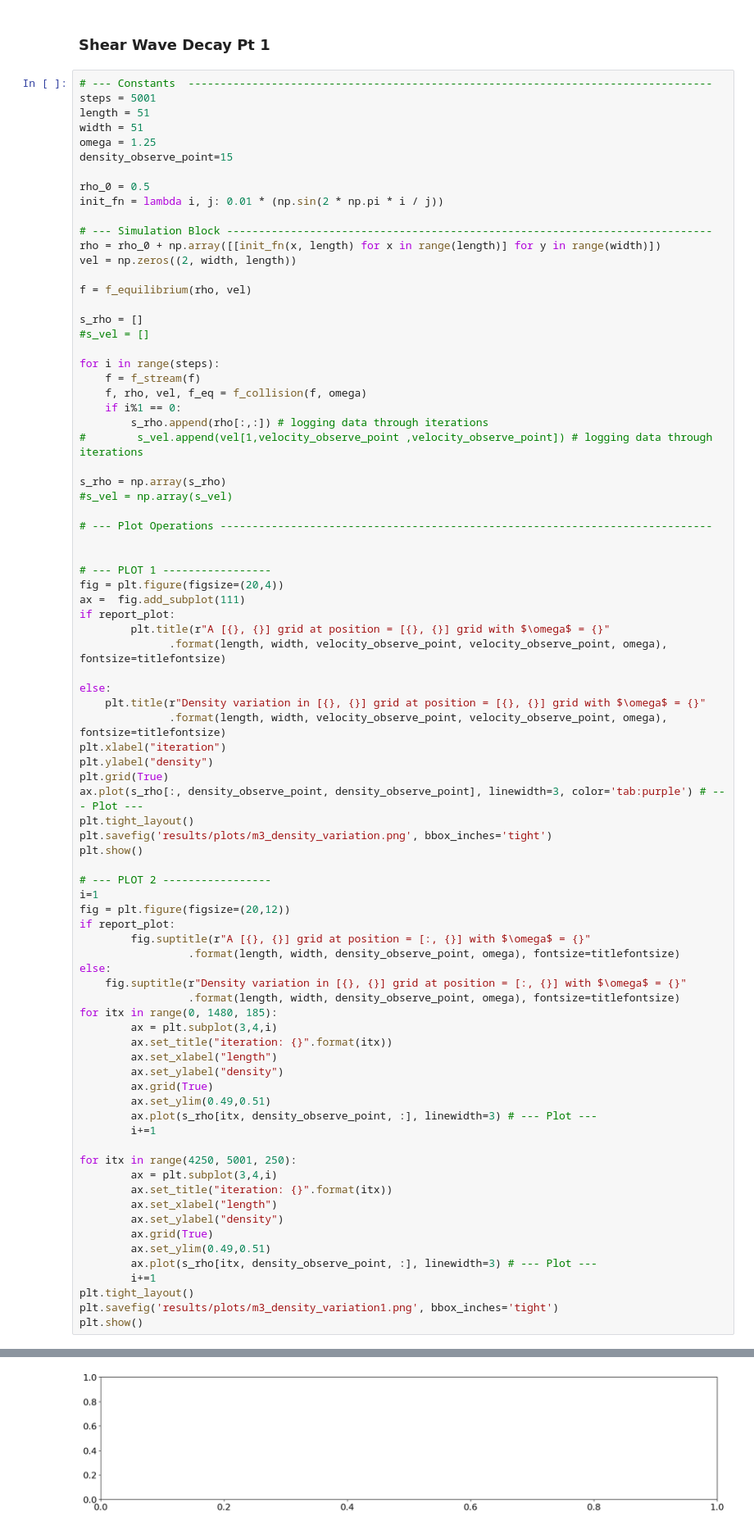
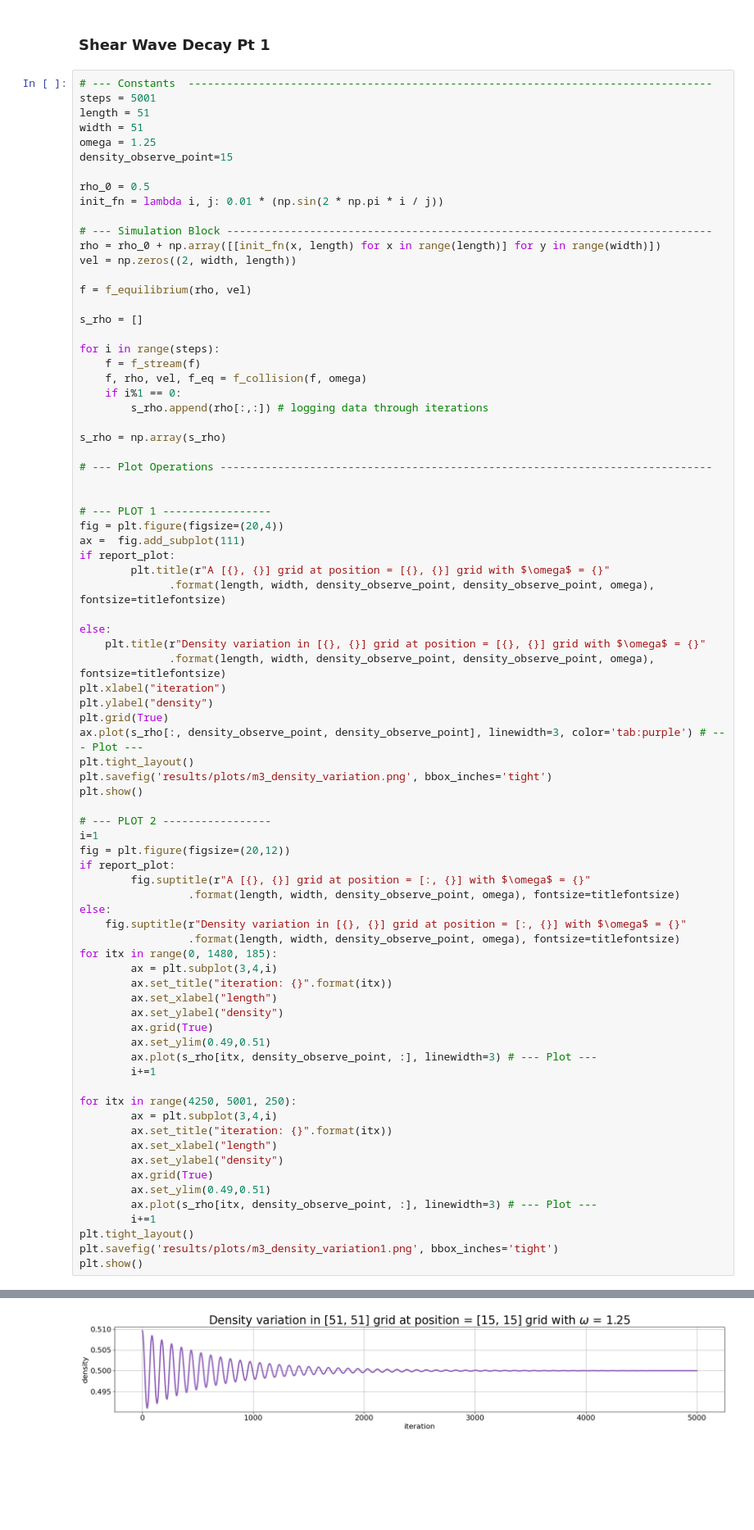
Before and after one commit to plasticadmiral/lattice-boltzmann-simulation, a Jupyter notebook: main_milestones.ipynb, the cells around one changed output, grey strips where cells are left out. Shown at 82% size. Cells and saved outputs as stored; diff of their text form; blank space fills up the shorter version.

```diff
--- a/main_milestones.ipynb
+++ b/main_milestones.ipynb
@@ -94,17 +94,14 @@ vel = np.zeros((2, width, length))
 f = f_equilibrium(rho, vel)
 
 s_rho = []
-#s_vel = []
 
 for i in range(steps):
     f = f_stream(f)
     f, rho, vel, f_eq = f_collision(f, omega)
     if i%1 == 0:
         s_rho.append(rho[:,:]) # logging data through iterations
-#        s_vel.append(vel[1,velocity_observe_point ,velocity_observe_point]) # logging data through iterations
 
 s_rho = np.array(s_rho)
-#s_vel = np.array(s_vel)
 
 # --- Plot Operations -----------------------------------------------------------------------------
 
@@ -114,11 +111,11 @@ fig = plt.figure(figsize=(20,4))
 ax =  fig.add_subplot(111)
 if report_plot:
         plt.title(r"A [{}, {}] grid at position = [{}, {}] grid with $\omega$ = {}"
-              .format(length, width, velocity_observe_point, velocity_observe_point, omega), fontsize=titlefontsize)
+              .format(length, width, density_observe_point, density_observe_point, omega), fontsize=titlefontsize)
 
 else:
     plt.title(r"Density variation in [{}, {}] grid at position = [{}, {}] grid with $\omega$ = {}"
-              .format(length, width, velocity_observe_point, velocity_observe_point, omega), fontsize=titlefontsize)
+              .format(length, width, density_observe_point, density_observe_point, omega), fontsize=titlefontsize)
 plt.xlabel("iteration")
 plt.ylabel("density")
 plt.grid(True)
@@ -163 +159 @@ NameError: name 'velocity_observe_point' is not defined
-[figure, old version]
+[figure, new version]
```
Also changed, not shown: parts of 8 cells of this notebook, 9 other files.
